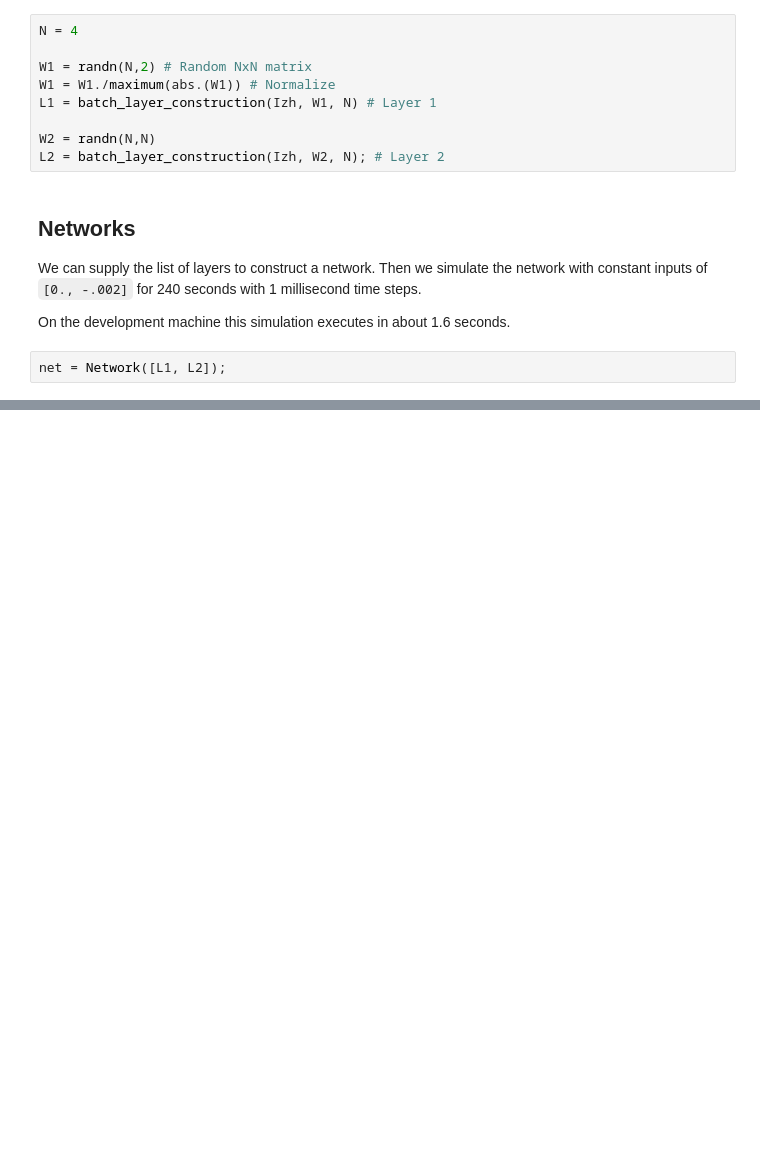
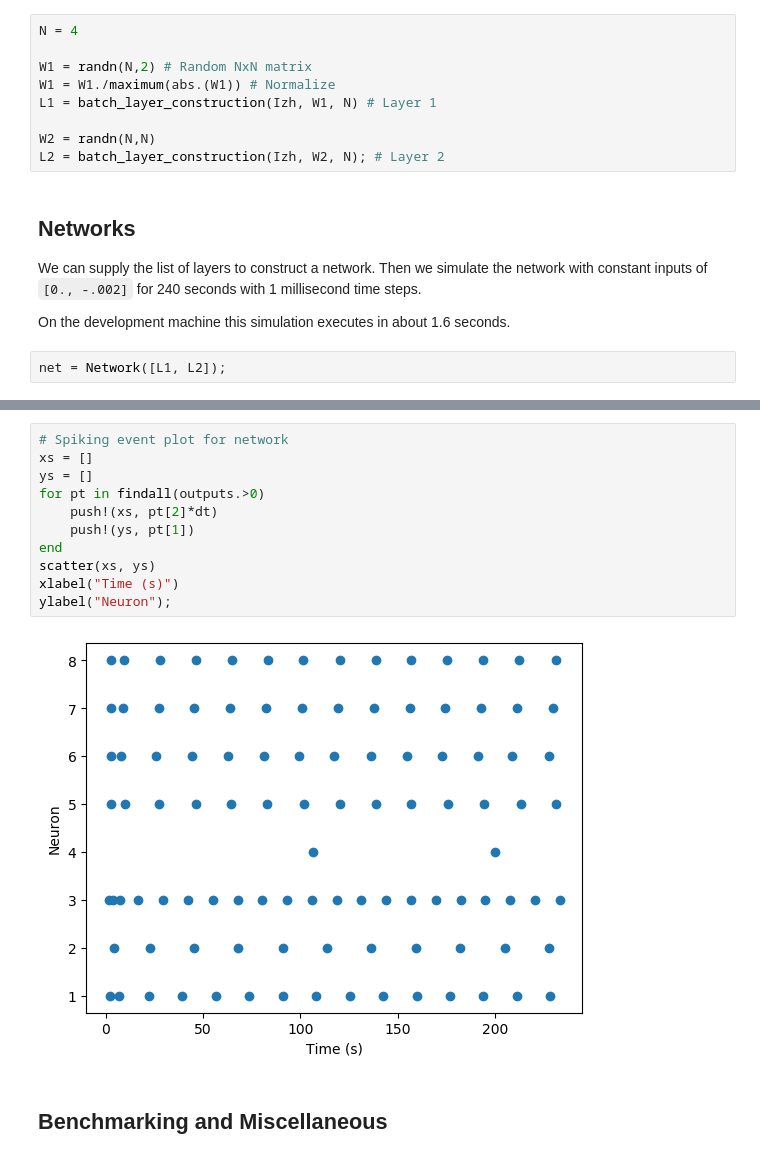
Before and after one commit to leaflabs/WaspNet.jl, a Jupyter notebook: notebooks/nnsim_tour.ipynb, the cells around one changed output, grey strips where cells are left out. Drawn from its saved outputs; the diff is of its cells as text; blank space fills up the shorter version.

```diff
--- a/notebooks/nnsim_tour.ipynb
+++ b/notebooks/nnsim_tour.ipynb
@@ -96,0 +99,15 @@ title("Membrane Potential of Each Neuron");
+# %%
+# Spiking event plot for network
+xs = []
+ys = []
+for pt in findall(outputs.>0)
+    push!(xs, pt[2]*dt)
+    push!(ys, pt[1])
+end
+scatter(xs, ys)
+xlabel("Time (s)")
+ylabel("Neuron");
+# %% [output]
+[figure, added]
+# %% [markdown]
+## Benchmarking and Miscellaneous
```
Also changed, not shown: parts of 6 cells of this notebook, 4 other files.
